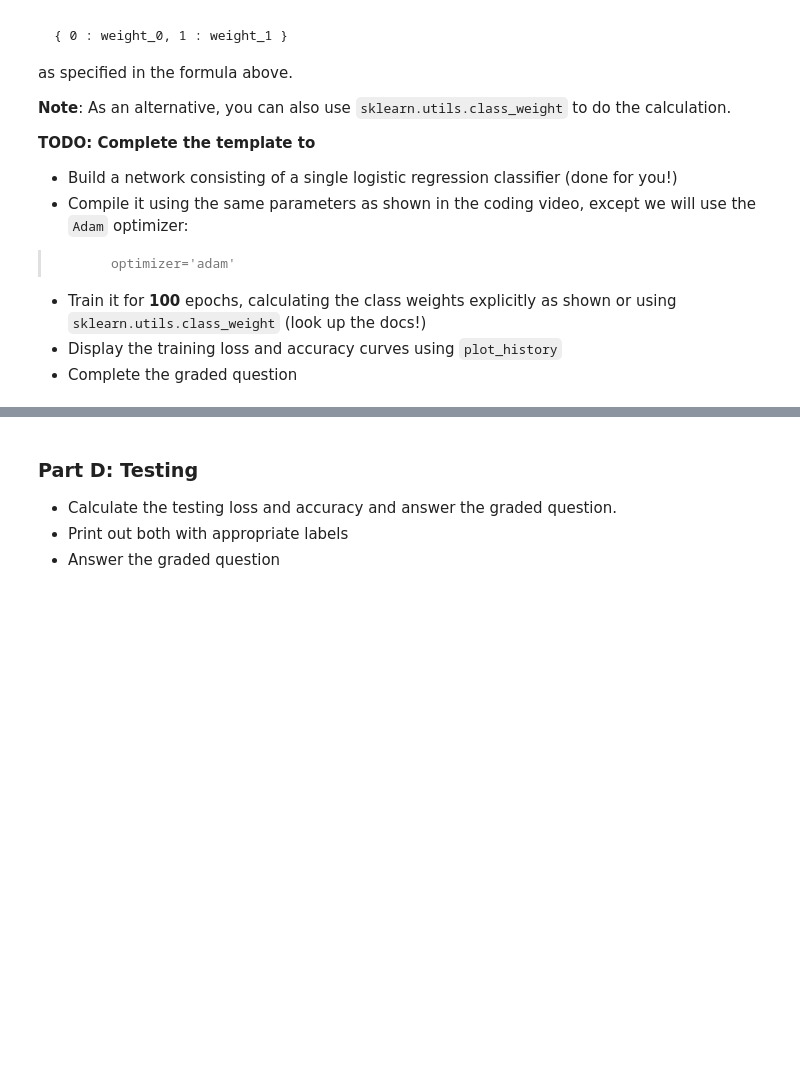
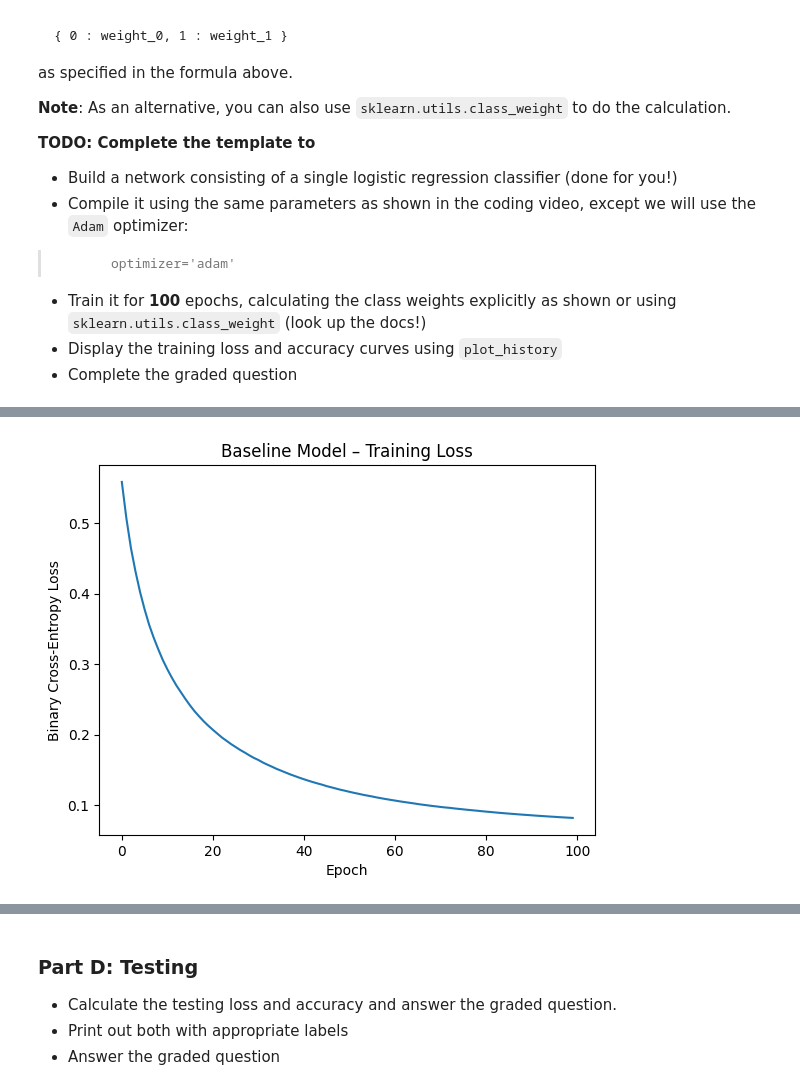
Before and after one commit to ndumay/Module-7-Assignments, a Jupyter notebook: Homework_01.ipynb, the cells around one changed output, grey strips where cells are left out. Saved outputs shown, nothing was run; the diff lists cells and outputs as text; code cells hidden in the pictures; blank space fills up the shorter version.

```diff
--- a/Homework_01.ipynb
+++ b/Homework_01.ipynb
@@ -258,18 +384,85 @@ as specified in the formula above.
 
 n_epochs = 100
 
-# We use Sequential to build a simple classification network from
-# a list of layers, and print the summary
+# -------------------------------------------------------------------
+# Step 1: Compute class weights explicitly (as required by the prompt)
+# -------------------------------------------------------------------
+# Class weights rebalance the loss so minority-class errors matter more
+# during optimization, without resampling the data.
 
-# Uncomment this when you have defined X_train:
+from collections import Counter
 
-'''
+class_counts = Counter(y_train)
+
+n = len(y_train)          # total number of training samples
+k = len(class_counts)     # number of classes (binary -> 2)
+
+class_weights = {
+    cls: n / (k * count)
+    for cls, count in class_counts.items()
+}
+
+# Optional validation print (safe for autograder)
+print("Class weights:", class_weights)
+
+# -------------------------------------------------------------------
+# Step 2: Define the baseline logistic regression model
+# -------------------------------------------------------------------
+# One sigmoid neuron = logistic regression implemented in Keras
+
 model_baseline = keras.Sequential(
     [
-       keras.layers.Input(shape=(X_train.shape[1],)),     # Explicit input layer
-       keras.layers.Dense(1, activation="sigmoid")
+        keras.layers.Input(shape=(X_train_scaled.shape[1],)),  # Explicit input layer
+        keras.layers.Dense(1, activation="sigmoid")
     ]
 )
-'''
 
-# Your code here, add additional cells if you wish
+model_baseline.summary()
+
+# -------------------------------------------------------------------
+# Step 3: Compile the model
+# -------------------------------------------------------------------
+# Binary cross-entropy is the correct loss for probabilistic binary classification
+
+model_baseline.compile(
+    optimizer="adam",
+    loss="binary_crossentropy",
+    metrics=["accuracy"]
+)
+
+# -------------------------------------------------------------------
+# Step 4: Train the model with class weighting
+# -------------------------------------------------------------------
+# Class weights influence the loss during training (not the data itself)
+
+history_baseline = model_baseline.fit(
+    X_train_scaled,
+    y_train,
+    epochs=n_epochs,
+    batch_size=32,
+    class_weight=class_weights,
+    verbose=0
+)
+
+# -------------------------------------------------------------------
+# Step 5: Display training loss and accuracy curves (required)
+# -------------------------------------------------------------------
+import pandas as pd
+import matplotlib.pyplot as plt
+
+history_df = pd.DataFrame(history_baseline.history)
+
+plt.figure()
+plt.plot(history_df["loss"])
+plt.title("Baseline Model – Training Loss")
+plt.xlabel("Epoch")
+plt.ylabel("Binary Cross-Entropy Loss")
+plt.show()
+
+plt.figure()
+plt.plot(history_df["accuracy"])
+plt.title("Baseline Model – Training Accuracy")
+plt.xlabel("Epoch")
+plt.ylabel("Accuracy")
+plt.show()
+# %% [output]
@@ -275,0 +480 @@ model_baseline = keras.Sequential(
+[figure, added]
```
Also changed, not shown: parts of 35 cells of this notebook, 1 other file.
